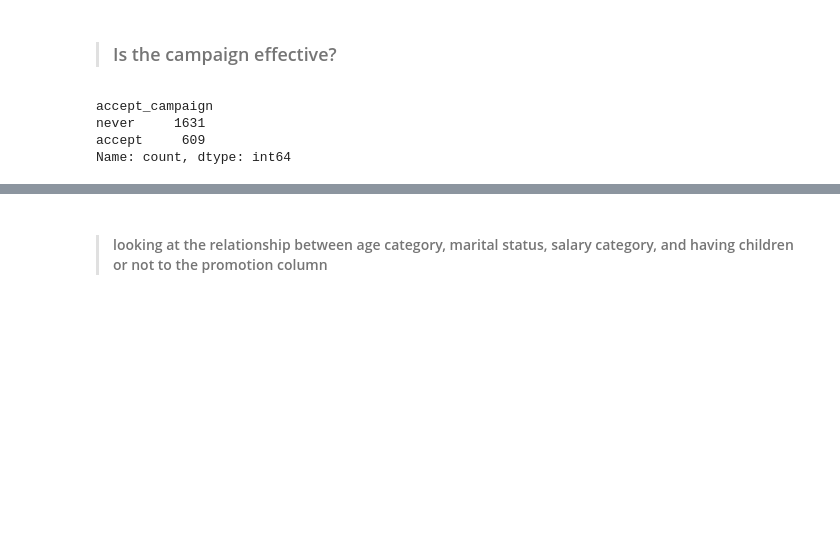
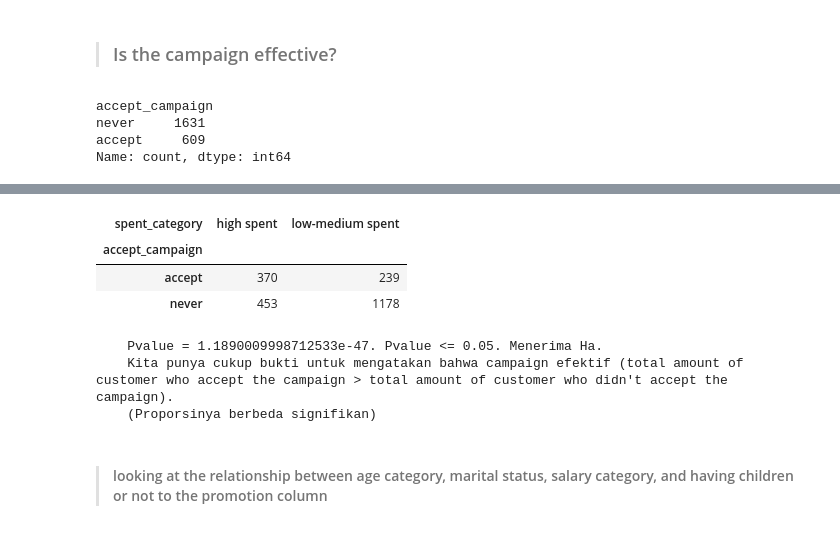
Before and after one commit to fnkhairudin/CapstoneProjectModul2, a Jupyter notebook: notebooks/2.0-fnk-data-analysis.ipynb, the cells around one changed output, grey strips where cells are left out. Saved outputs shown, nothing was run; the diff lists cells and outputs as text; code cells hidden in the pictures; blank space fills up the shorter version.

```diff
--- a/notebooks/2.0-fnk-data-analysis.ipynb
+++ b/notebooks/2.0-fnk-data-analysis.ipynb
@@ -98,0 +122,15 @@ Name: count, dtype: int64
+# %%
+# make spent_category column
+
+# median
+median = df['total_amount'].median()
+
+# MAD
+from scipy.stats import median_abs_deviation
+mad = median_abs_deviation(df['total_amount'])
+
+df['spent_category'] = df.apply(fnc1.category, args=('total_amount', 'spent',median,mad,0,0,'not normal'), axis=1)
+
+# make only 2 category: low-medium spent and high spent
+df['spent_category'] = df['spent_category'].replace({'low spent' : 'low-medium spent', 'medium spent' : 'low-medium spent'})
+df.head()
@@ -99,3 +178,62 @@ Name: count, dtype: int64
+# %%
+# number of spent category
+df_pivot = df[['accept_campaign','spent_category']].pivot_table(
+    index= 'accept_campaign',
+    columns= 'spent_category',
+    values= 'spent_category',
+    aggfunc= len
+)
+
+df_pivot
+# %% [output]
+| spent_category | high spent | low-medium spent |
+| accept_campaign |  |  |
+| accept | 370 | 239 |
+| never | 453 | 1178 |
+# %%
+# number of accept campaign and high spent
+n_high_accept = df_pivot.loc['accept', 'high spent']
+
+# number of never accept campaign and high spent
+n_high_never = df_pivot.loc['never', 'high spent']
+
+# number of accept customers
+n_accept = df_pivot.sum(axis=1)['accept']
+
+# number of never accept customers
+n_never = df_pivot.sum(axis=1)['never']
+
+
+# perform statistical test
+from statsmodels.stats.proportion import proportions_ztest
+
+stat, pvalue = proportions_ztest(
+    count= [n_high_accept, n_high_never],   # jumlah spent di kelompok accept dan kelompok never accept
+    nobs= [n_accept, n_never],              # jumlah seluruh kelompok accept dan jumlah seluruh kelompok never accept
+    alternative='larger'                    # Ha (lebih besar)
+)
+
+pvalue = pvalue/2
+
+# conclusion
+
+if pvalue > 0.05:
+    print(f'''
+    Pvalue = {pvalue}. Pvalue > 0.05. Menerima Ho.
+    Kita punya cukup bukti untuk mengatakan bahwa campaign tidak efektif (total amount of customer who accept the campaign = total amount of customer who didn't accept the campaign).
+    (Proporsinya TIDAK berbeda signifikan)
+    ''')
+
+else:
+    print(f'''
+    Pvalue = {pvalue}. Pvalue <= 0.05. Menerima Ha.
+    Kita punya cukup bukti untuk mengatakan bahwa campaign efektif (total amount of customer who accept the campaign > total amount of customer who didn't accept the campaign).
+    (Proporsinya berbeda signifikan)
+    ''')
+# %% [output]
+    Pvalue = 1.1890009998712533e-47. Pvalue <= 0.05. Menerima Ha.
+    Kita punya cukup bukti untuk mengatakan bahwa campaign efektif (total amount of customer who accept the campaign > total amount of customer who didn't accept the campaign).
+    (Proporsinya berbeda signifikan)
 # %% [markdown]
 >#### looking at the relationship between age category, marital status, salary category, and having children or not to the promotion column
 # %%
```
Also changed, not shown: parts of 8 cells of this notebook.
